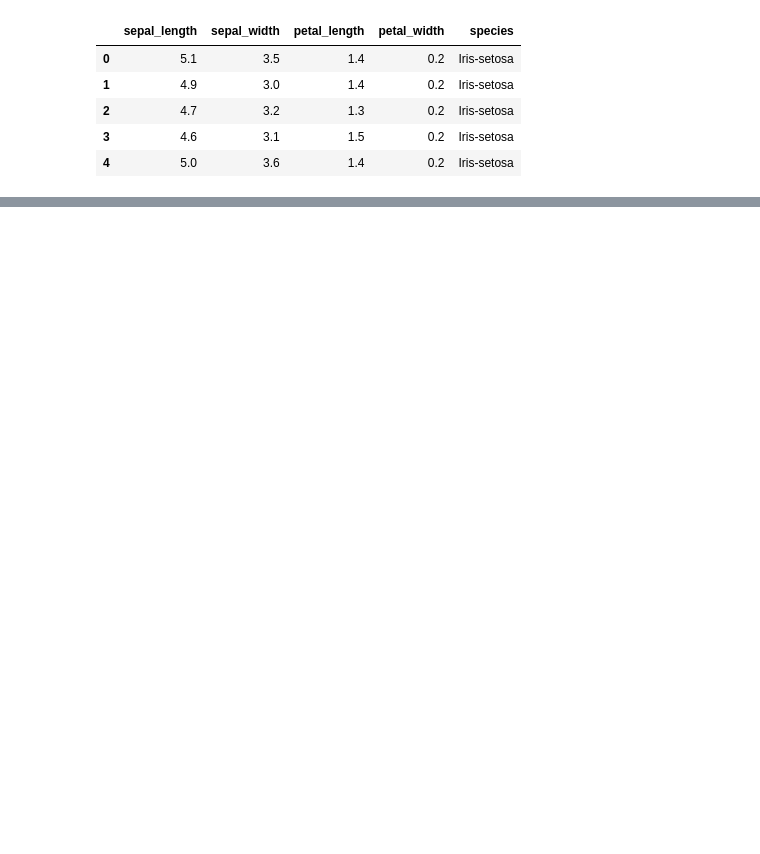
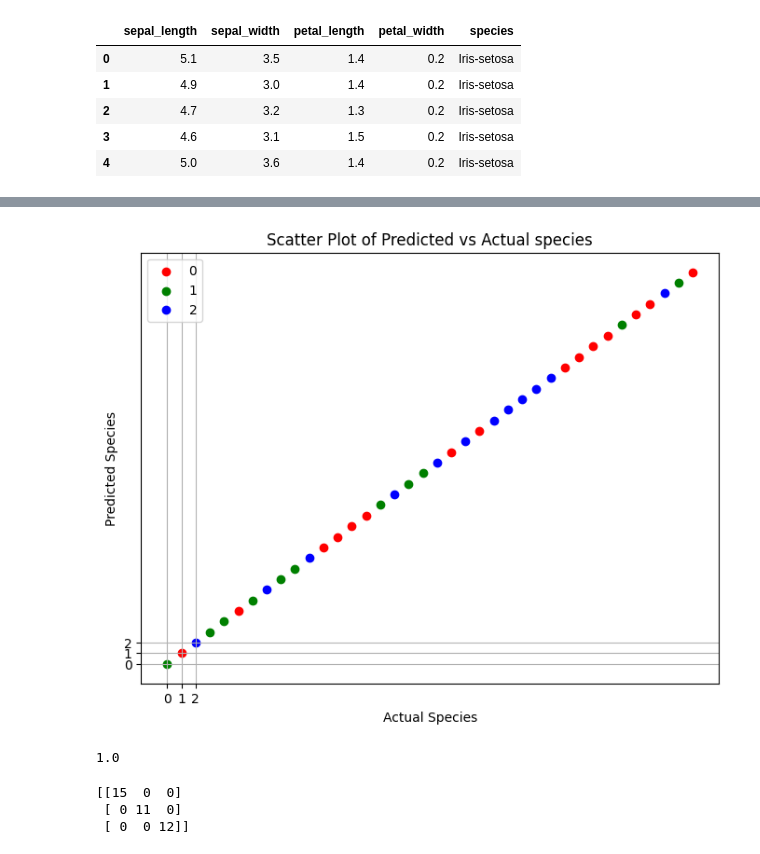
Before and after one commit to abioz-aiz/CODSOFT, a Jupyter notebook: codsoft_3/iris_classification.ipynb, the cells around one changed output, grey strips where cells are left out. Saved outputs shown, nothing was run; the diff lists cells and outputs as text; code cells hidden in the pictures; blank space fills up the shorter version.

```diff
--- a/codsoft_3/iris_classification.ipynb
+++ b/codsoft_3/iris_classification.ipynb
@@ -31,0 +105,4 @@ iris.head()
+# %%
+labelencoder = LabelEncoder()
+iris['species'] = labelencoder.fit_transform(iris['species'])
+iris.head(10)
@@ -31,0 +121,8 @@ iris.head()
+# %%
+X = iris.drop(columns='species')
+Y = iris['species']
+X_train, x_test, Y_train, y_test = train_test_split(X, Y, test_size = 0.25, random_state = 42)
+# %%
+decisiontree = DecisionTreeClassifier()
+decisiontree.fit(X_train, Y_train)
+decisiontree_pred = decisiontree.predict(x_test)
@@ -31,0 +147,23 @@ iris.head()
+# %%
+class_labels = np.unique(iris['species'])
+colors = ['r', 'g', 'b']
+
+# Create a scatter plot
+plt.figure(figsize=(8, 6))
+
+for i, class_label in enumerate(class_labels):
+    actual_indices = np.where(y_test == i)
+    predicted_indices = np.where(decisiontree_pred == i)
+
+    plt.scatter(actual_indices, predicted_indices, color=colors[i], label=class_label)
+
+plt.xlabel('Actual Species')
+plt.ylabel('Predicted Species')
+plt.title('Scatter Plot of Predicted vs Actual species')
+plt.xticks(np.arange(len(class_labels)), class_labels)
+plt.yticks(np.arange(len(class_labels)), class_labels)
+plt.legend()
+plt.grid(True)
+plt.show()
+# %% [output]
+[figure, added]
@@ -31,0 +174,10 @@ iris.head()
+# %%
+print(accuracy_score(y_test, knn_pred))
+# %% [output]
+1.0
+# %%
+print(confusion_matrix(y_test, knn_pred))
+# %% [output]
+[[15  0  0]
+ [ 0 11  0]
+ [ 0  0 12]]
```
Also changed, not shown: parts of 16 cells of this notebook.
